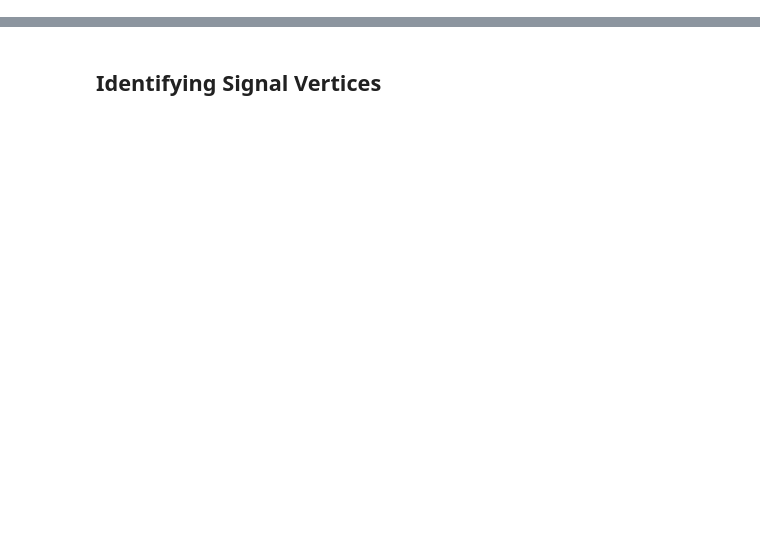
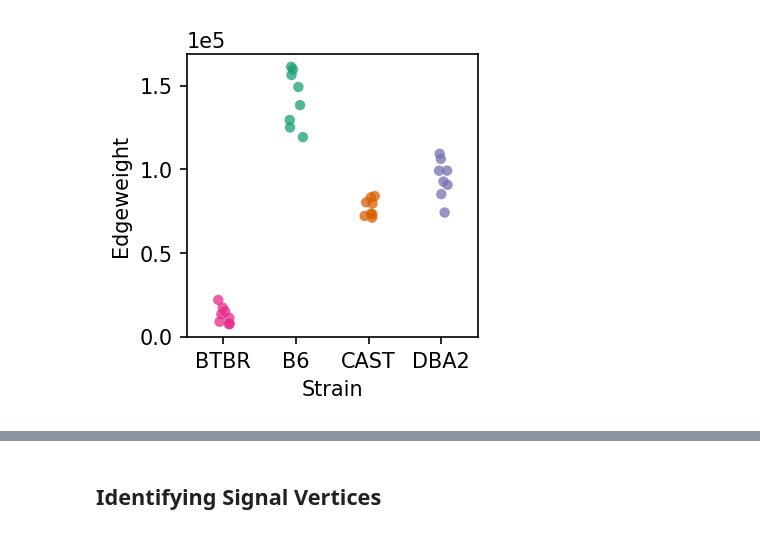
Before and after one commit to neurodata/MCC, a Jupyter notebook: 4-strong-signal-components/identifying_signal_components.ipynb, the cells around one changed output, grey strips where cells are left out. Cells and saved outputs as stored; diff of their text form; code cells hidden in the pictures; blank space fills up the shorter version.

Commit message:
Add stripplots of top signal components

```diff
--- a/4-strong-signal-components/identifying_signal_components.ipynb
+++ b/4-strong-signal-components/identifying_signal_components.ipynb
@@ -122,3 +129,11 @@ strong_signal_edges
 | 18 | Corpus Callosum (L) | Primary Somatosensory Cortex Jaw ... | 0.628365 | 4.341833e-06 | 0.238488 | False |
 | 19 | Corpus Callosum (L) | Ventral Orbital Cortex (R) | 0.627970 | 4.370614e-06 | 0.240065 | False |
 [interactive output not drawn]
+# %%
+edgeweight = graphs[:, 121 - 1, 230 - 1]
+edgeweight = pd.DataFrame({"Edgeweight": edgeweight, "Strain": labels})
+g = stripplot(edgeweight, "Edgeweight")
+g.ticklabel_format(style="sci", scilimits=(0, 0), axis="y")
+plt.show()
+# %% [output]
+[figure, added]
```
Also changed, not shown: parts of 10 cells of this notebook, 4 other files.
